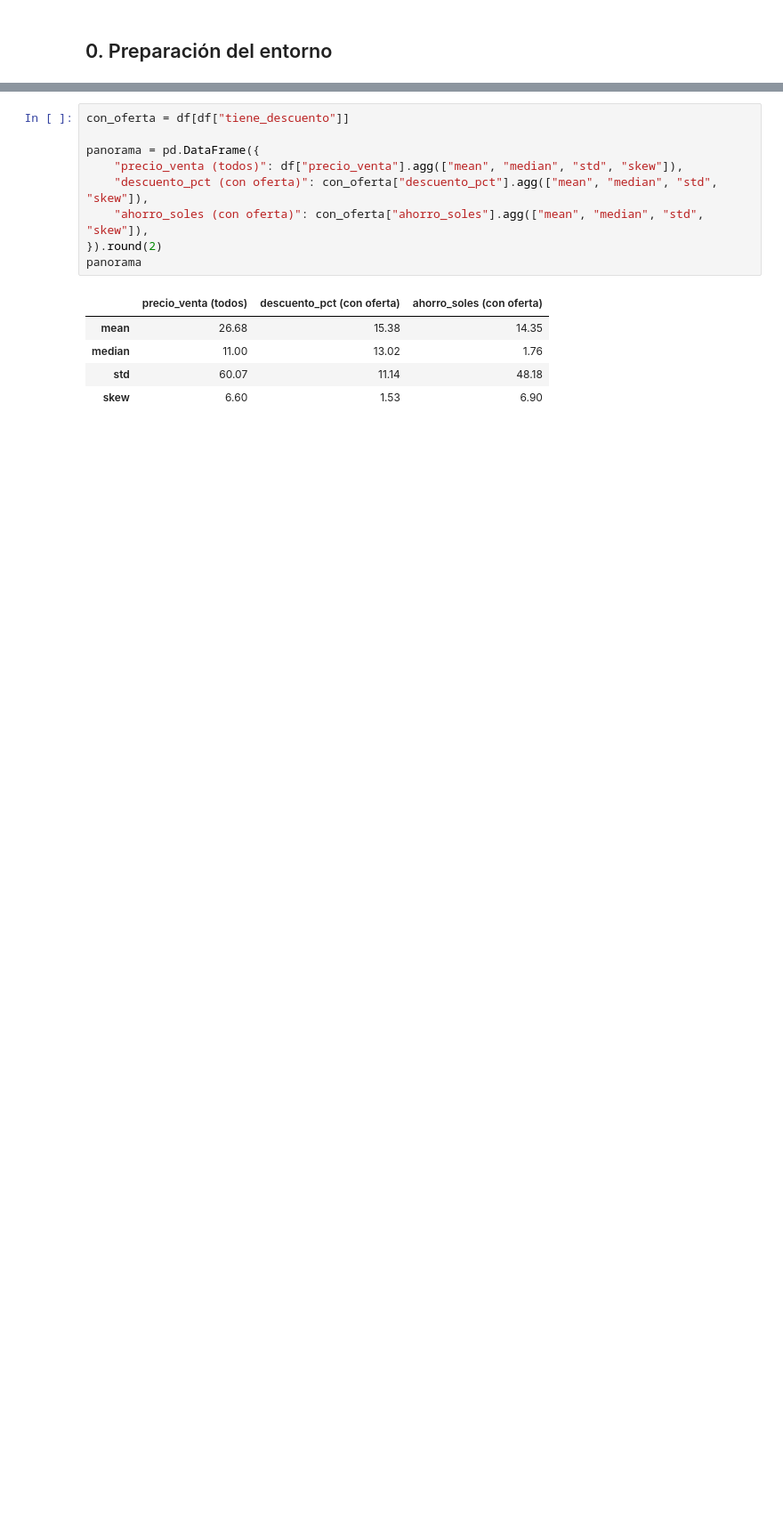
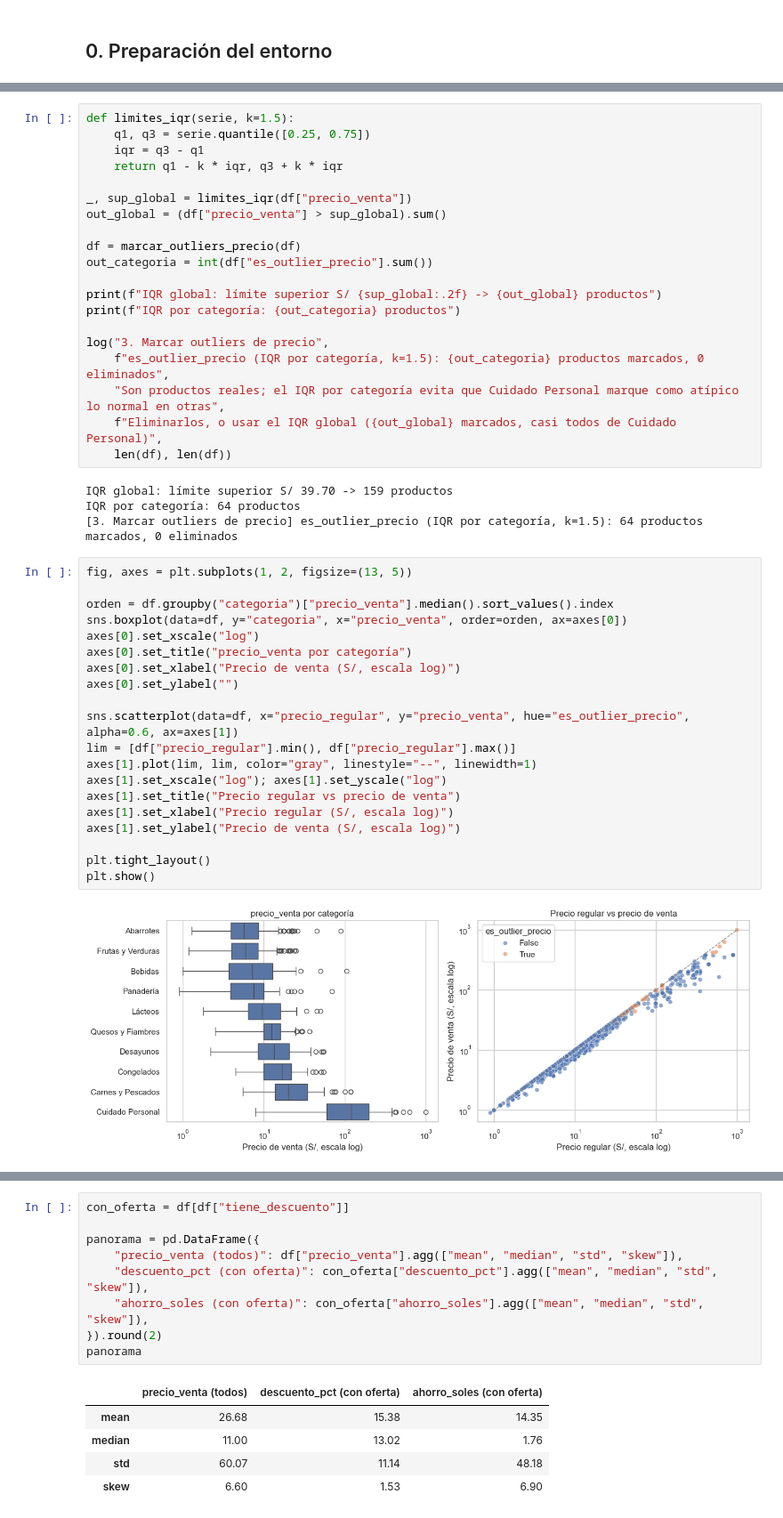
Before and after one commit to DnCuadros23/Proyecto-ACD, a Jupyter notebook: notebooks/Proyecto_Final.ipynb, the cells around one changed output, grey strips where cells are left out. Shown at 89% size. Saved outputs shown, nothing was run; the diff lists cells and outputs as text; blank space fills up the shorter version.

```diff
--- a/notebooks/04_analisis_descuentos_ahorro.ipynb
+++ b/notebooks/Proyecto_Final.ipynb
@@ -70,0 +256,46 @@ Name: count, dtype: int64
+# %%
+def limites_iqr(serie, k=1.5):
+    q1, q3 = serie.quantile([0.25, 0.75])
+    iqr = q3 - q1
+    return q1 - k * iqr, q3 + k * iqr
+
+_, sup_global = limites_iqr(df["precio_venta"])
+out_global = (df["precio_venta"] > sup_global).sum()
+
+df = marcar_outliers_precio(df)
+out_categoria = int(df["es_outlier_precio"].sum())
+
+print(f"IQR global: límite superior S/ {sup_global:.2f} -> {out_global} productos")
+print(f"IQR por categoría: {out_categoria} productos")
+
+log("3. Marcar outliers de precio",
+    f"es_outlier_precio (IQR por categoría, k=1.5): {out_categoria} productos marcados, 0 eliminados",
+    "Son productos reales; el IQR por categoría evita que Cuidado Personal marque como atípico lo normal en otras",
+    f"Eliminarlos, o usar el IQR global ({out_global} marcados, casi todos de Cuidado Personal)",
+    len(df), len(df))
+# %% [output]
+IQR global: límite superior S/ 39.70 -> 159 productos
+IQR por categoría: 64 productos
+[3. Marcar outliers de precio] es_outlier_precio (IQR por categoría, k=1.5): 64 productos marcados, 0 eliminados
+# %%
+fig, axes = plt.subplots(1, 2, figsize=(13, 5))
+
+orden = df.groupby("categoria")["precio_venta"].median().sort_values().index
+sns.boxplot(data=df, y="categoria", x="precio_venta", order=orden, ax=axes[0])
+axes[0].set_xscale("log")
+axes[0].set_title("precio_venta por categoría")
+axes[0].set_xlabel("Precio de venta (S/, escala log)")
+axes[0].set_ylabel("")
+
+sns.scatterplot(data=df, x="precio_regular", y="precio_venta", hue="es_outlier_precio", alpha=0.6, ax=axes[1])
+lim = [df["precio_regular"].min(), df["precio_regular"].max()]
+axes[1].plot(lim, lim, color="gray", linestyle="--", linewidth=1)
+axes[1].set_xscale("log"); axes[1].set_yscale("log")
+axes[1].set_title("Precio regular vs precio de venta")
+axes[1].set_xlabel("Precio regular (S/, escala log)")
+axes[1].set_ylabel("Precio de venta (S/, escala log)")
+
+plt.tight_layout()
+plt.show()
+# %% [output]
+[figure, added]
```
Also changed, not shown: parts of 62 cells of this notebook, 7 other files.
